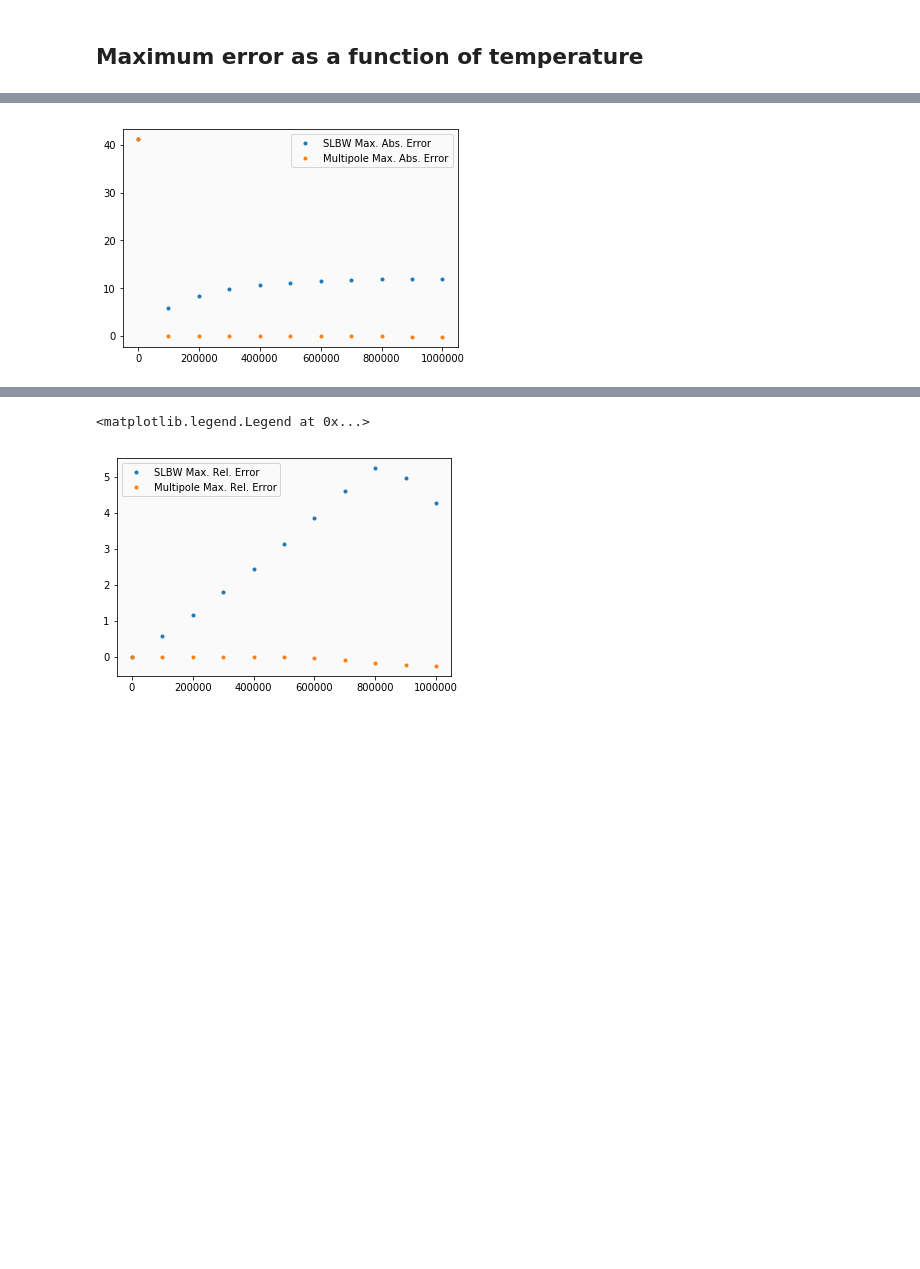
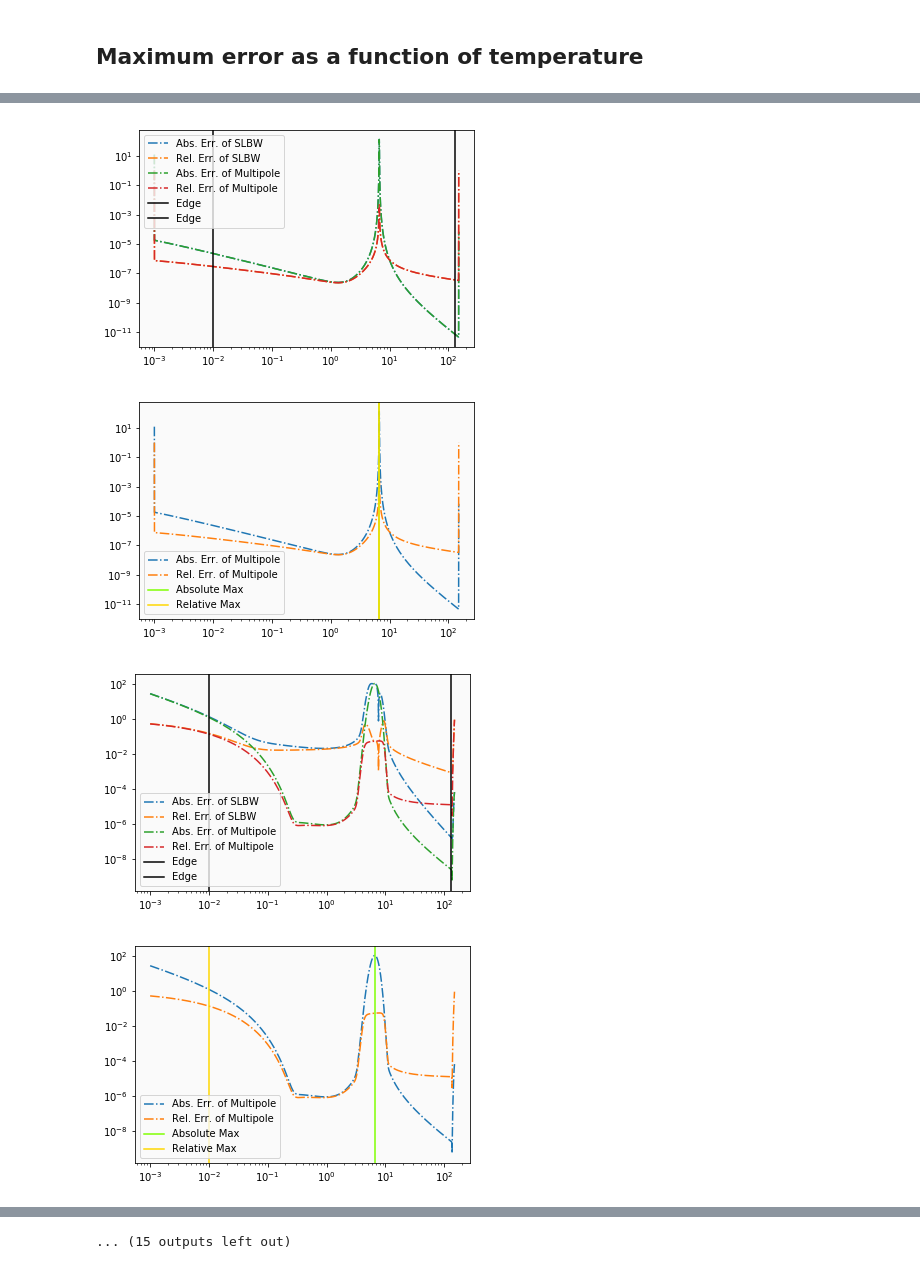
Before and after one commit to icmeyer/Uncertainty-Methods-Toy-Problem, a Jupyter notebook: temperature treatment.ipynb, the cells around one changed output, grey strips where cells are left out. Cells and saved outputs as stored; diff of their text form; code cells hidden in the pictures; blank space fills up the shorter version.

Commit message:
windowing improvements and marked maximum errors

```diff
--- a/temperature treatment.ipynb
+++ b/temperature treatment.ipynb
@@ -38,9 +38,9 @@ from vector_fit import VF_algorithm, rational_function
 > This toy-problem consists of the 1st caputre cross section of U-238
 # %%
 # Energy grid structure
-E_max = 10**(2) # Minimum energy of the energy groups
+E_max = 1.5*10**(2) # Minimum energy of the energy groups
 E_min = 10**(-3) # Maximum energy of the energy groups & the cutoff energy of the fision spectrum
-N_g = 1000 # Number of energy groups
+N_g = 3000 # Number of energy groups
 E_g = np.logspace(np.log10(E_min),np.log10(E_max),N_g) # Energy groups (here log-spaced) for flux ψ
 z_g = E_g**0.5 # Energy groups (here log-spaced) for flux ψ
 
@@ -297,15 +297,16 @@ multipole_max_abs_error = []
 multipole_abs_error_vecs = []
 multipole_rel_error_vecs = []
 Ts = np.linspace(1e-3,1e6,11)
+Ts = np.append(Ts, 300e6)
 for T in Ts:
     print('At temperature: {:f} K'.format(T))
     slbw_xs = np.array([TK_approx_SLBW_Faddeeva_Σγ(E_g[g], Γ, r ,T) for g in range(E_g.size)])
     multipole_xs = np.array([approx_multipole_Doppler_Σ(z_g[g], Π, T) for g in range(z_g.size)])
     sigma1_xs = broaden(E_g, exact_Σγ_0K, T, A, E_g)
-    slbw_abs_err = slbw_xs - sigma1_xs
-    slbw_rel_err = slbw_abs_err/sigma1_xs
-    multipole_abs_err = multipole_xs - sigma1_xs
-    multipole_rel_err = multipole_abs_err/sigma1_xs
+    slbw_abs_err = np.abs(slbw_xs - sigma1_xs)
+    slbw_rel_err = (slbw_abs_err)/sigma1_xs
+    multipole_abs_err = np.abs(multipole_xs - sigma1_xs)
+    multipole_rel_err = (multipole_abs_err)/sigma1_xs
 
     slbw_max_abs_error.append(np.max(slbw_abs_err))
     slbw_max_rel_error.append(np.max(slbw_rel_err))
@@ -333,6 +334,14 @@ for T in Ts:
     plt.legend()
     plt.show()
 
+    # Plot multipole only and mark maximums
+    plt.loglog(E_g , multipole_abs_err, '-.', label='Abs. Err. of Multipole')
+    plt.loglog(E_g , multipole_rel_err, '-.', label='Rel. Err. of Multipole')
+    plt.axvline(x=E_g[np.argmax(multipole_abs_err)], color='chartreuse', label='Absolute Max')
+    plt.axvline(x=E_g[np.argmax(multipole_rel_err)], color='gold', label='Relative Max')
+    plt.legend()
+    plt.show()
+
 plt.plot(Ts, slbw_max_abs_error, '.', label='SLBW Max. Abs. Error')
 plt.plot(Ts, multipole_max_abs_error, '.', label='Multipole Max. Abs. Error')
 plt.legend()
@@ -359,32 +368,52 @@ At temperature: 300000.000700 K
 # %%
 # Plot Max Errors using smaller energy range
-energy_inner_min = 3
-energy_inner_max = 17
+energy_inner_min = 1e-2
+energy_inner_max = 130
 low_ind = np.searchsorted(E_g, energy_inner_min)
 high_ind = np.searchsorted(E_g, energy_inner_max)
 
 slbw_max_abs_error = []
 slbw_max_rel_error = []
 multipole_max_rel_error = []
 multipole_max_abs_error = []
 for i in range(len(Ts)):
     slbw_abs_err = slbw_abs_error_vecs[i][low_ind:high_ind]
     slbw_rel_err = slbw_rel_error_vecs[i][low_ind:high_ind]
     multipole_abs_err = multipole_abs_error_vecs[i][low_ind:high_ind]
     multipole_rel_err = multipole_rel_error_vecs[i][low_ind:high_ind]
 
     slbw_max_abs_error.append(np.max(slbw_abs_err))
     slbw_max_rel_error.append(np.max(slbw_rel_err))
     multipole_max_abs_error.append(np.max(multipole_abs_err))
     multipole_max_rel_error.append(np.max(multipole_rel_err))
 
+    plt.loglog(E_g , slbw_abs_error_vecs[i], '-.', label='Abs. Err. of SLBW')
+    plt.loglog(E_g , slbw_rel_error_vecs[i], '-.', label='Rel. Err. of SLBW')
+    plt.loglog(E_g , multipole_abs_error_vecs[i], '-.', label='Abs. Err. of Multipole')
+    plt.loglog(E_g , multipole_rel_error_vecs[i], '-.', label='Rel. Err. of Multipole')
+    plt.axvline(x=energy_inner_min, color='k', label='Edge')
+    plt.axvline(x=energy_inner_max, color='k', label='Edge')
+    plt.legend()
+    plt.show()
+
+    # Plot multipole only and mark maximums
+    plt.loglog(E_g , multipole_abs_error_vecs[i], '-.', label='Abs. Err. of Multipole')
+    plt.loglog(E_g , multipole_rel_error_vecs[i], '-.', label='Rel. Err. of Multipole')
+    plt.axvline(x=E_g[low_ind:high_ind][np.argmax(multipole_abs_err)], color='chartreuse', label='Absolute Max')
+    plt.axvline(x=E_g[low_ind:high_ind][np.argmax(multipole_rel_err)], color='gold', label='Relative Max')
+    plt.legend()
+    plt.show()
+
 plt.plot(Ts, slbw_max_abs_error, '.', label='SLBW Max. Abs. Error')
 plt.plot(Ts, multipole_max_abs_error, '.', label='Multipole Max. Abs. Error')
 plt.legend()
 plt.show()
 
 plt.plot(Ts, slbw_max_rel_error, '.', label='SLBW Max. Rel. Error')
 plt.plot(Ts, multipole_max_rel_error, '.', label='Multipole Max. Rel. Error')
 plt.legend()
 # %% [output]
-[figure, old version]
+[figure, new version]
+[figure, new version]
+[figure, added]
+[figure, added]
@@ -391,2 +428 @@ plt.legend()
-<matplotlib.legend.Legend at 0x...>
+... (15 outputs left out)
-[figure, old version]
```
Also changed, not shown: parts of 10 cells of this notebook.
